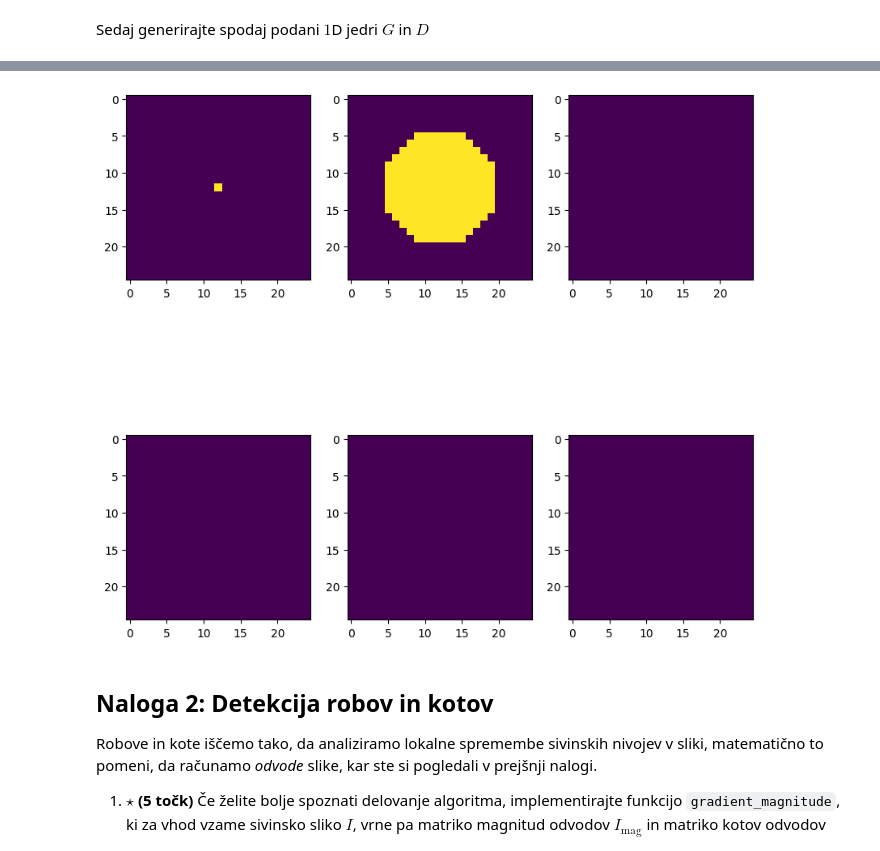
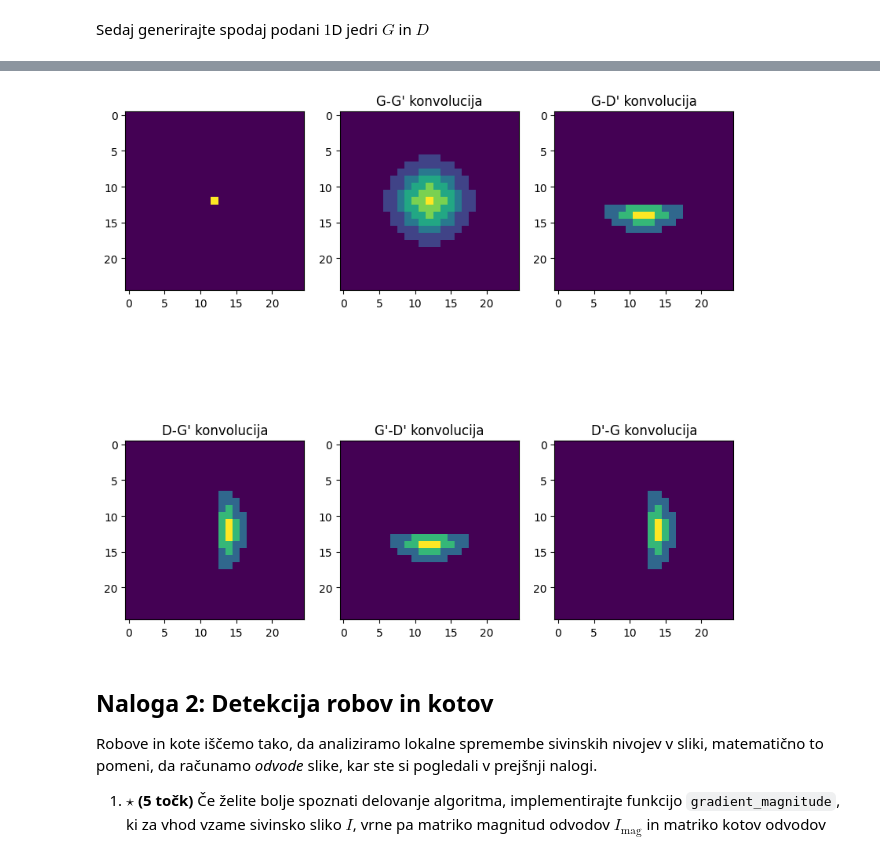
Before and after one commit to Krevs321/Robotika, a Jupyter notebook: vaja2.ipynb, the cells around one changed output, grey strips where cells are left out. Cells and saved outputs as stored; diff of their text form; code cells hidden in the pictures.

```diff
--- a/vaja2.ipynb
+++ b/vaja2.ipynb
@@ -340,7 +340,7 @@ def simple_gaussdx(sigma):
     # TO-DO
     n = int(sigma * 3 * 2 + 1)
     r = range(-int(n/2), int(n/2)+1)
-    return np.array([-(1 / (math.pow(sigma,3) * math.sqrt(2*math.pi))) * x * math.exp(-(x)**2/(2*sigma**2)) for x in r])
+    return np.array([-(1 / (math.pow(sigma,1.5) * math.sqrt(2*math.pi))) * x * math.exp(-(x)**2/(2*sigma)) for x in r])
 # %% [markdown]
    b. Lastnosti filtra lahko analiziramo preko tako imenovanega impulznega odziva filtra $f(x, y)$, ki je definiran kot konvolucija. Dirac-ove $\delta(x, y)$ delte z jedrom $f(x, y)$: $f(x, y)*\delta(x, y)$. Zato najprej naredite sliko, ki ima vse vrednosti, razen centralnega elementa, enake nič
 # %%
@@ -349,7 +349,7 @@ I[12, 12] = 255
 # %% [markdown]
 Sedaj generirajte spodaj podani $1$D jedri $G$ in $D$
 # %%
-sigma = 6.0
+sigma = 3.0
 G = simple_gauss(sigma)
 D = simple_gaussdx(sigma)
 G_trans = np.transpose(G)
@@ -370,27 +370,32 @@ Izrišite si slike impulznih odzivov.
 # %%
 # TO-DO
 plt.figure(figsize=(10,10))
 plt.subplot(231)
 plt.imshow(I)
 #G-G'
 plt.subplot(232)
+plt.title("G-G' konvolucija")
 plt.imshow(cv2.sepFilter2D(I, -1, G, np.transpose(G)))
 #G-D'
 plt.subplot(233)
+plt.title("G-D' konvolucija")
 plt.imshow(cv2.sepFilter2D(I, -1, G, np.transpose(D)))
 #D-G'
 plt.subplot(234)
+plt.title("D-G' konvolucija")
 plt.imshow(cv2.sepFilter2D(I, -1, D, np.transpose(G)))
 #G'-D
 plt.subplot(235)
+plt.title("G'-D' konvolucija")
 plt.imshow(cv2.sepFilter2D(I, -1, np.transpose(G), D))
 #D'-G
 plt.subplot(236)
+plt.title("D'-G konvolucija")
 plt.imshow(cv2.sepFilter2D(I, -1, np.transpose(D), G))
 
 plt.show()
 # %% [output]
-[figure, old version]
+[figure, new version]
 # %% [markdown]
 ## Naloga 2: Detekcija robov in kotov
 
```
